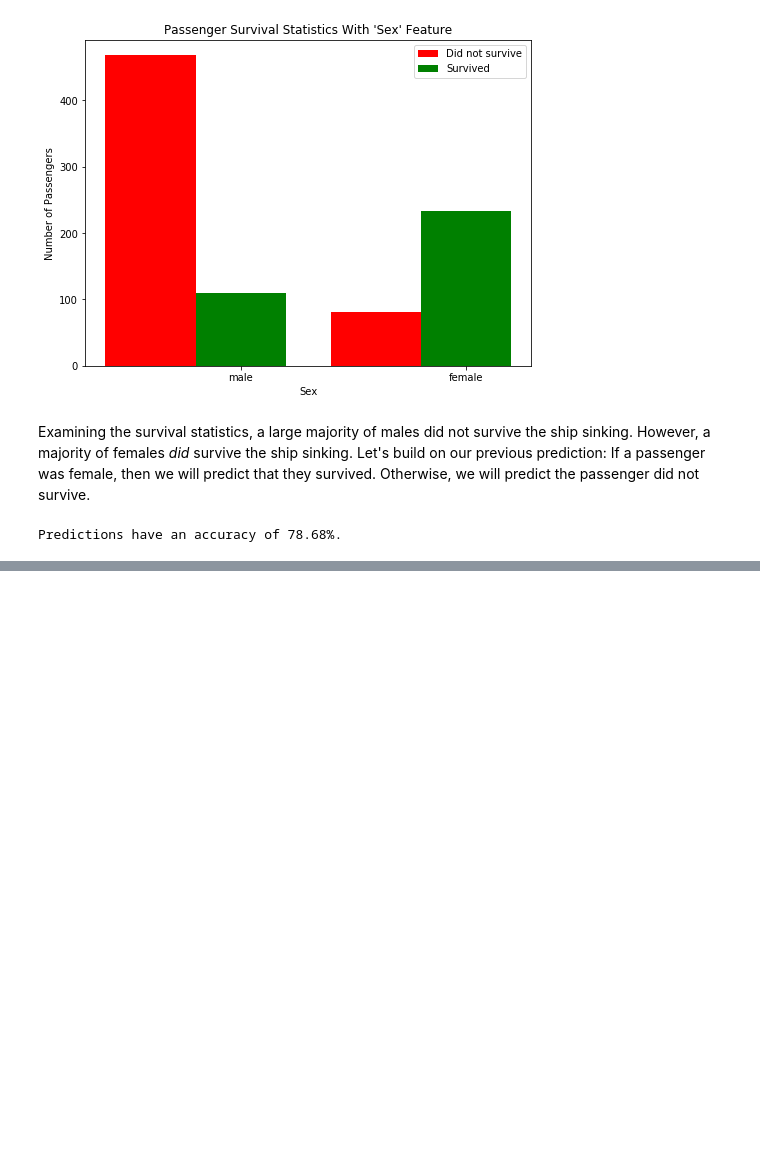
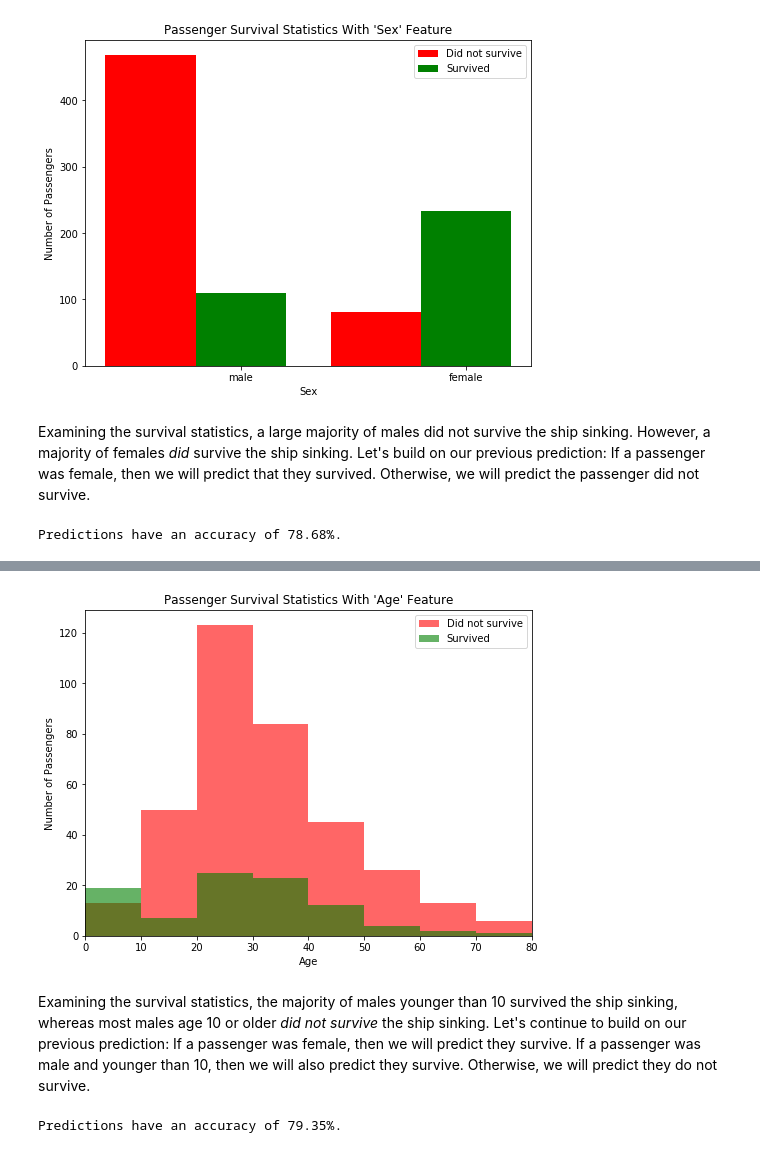
Before and after one commit to hoangchunghien/titanic-survival, a Jupyter notebook: solution.ipynb, the cells around one changed output, grey strips where cells are left out. Cells and saved outputs as stored; diff of their text form; code cells hidden in the pictures; blank space fills up the shorter version.

Commit message:
feat: Add prediction base on Age and Sex

```diff
--- a/solution.ipynb
+++ b/solution.ipynb
@@ -98,0 +102,30 @@ Predictions have an accuracy of 78.68%.
+# %%
+vs.survival_stats(data, outcome, 'Age', ["Sex == 'male'"])
+# %% [output]
+[figure, added]
+# %% [markdown]
+Examining the survival statistics, the majority of males younger than 10 survived the ship sinking, whereas most males age 10 or older *did not survive* the ship sinking. Let's continue to build on our previous prediction: If a passenger was female, then we will predict they survive. If a passenger was male and younger than 10, then we will also predict they survive. Otherwise, we will predict they do not survive.
+# %%
+def predictions_2(data):
+    """ Model with two features:
+            - Predict a passenger survived if they are female.
+            - Predict a passenger survived if they are male and younger than 10. """
+
+    predictions = []
+    for _, passenger in data.iterrows():
+
+        # Remove the 'pass' statement below
+        # and write your prediction conditions here
+        if passenger['Sex'] == 'female' or (passenger['Age'] < 10 and passenger['Sex'] == 'male'):
+            predictions.append(1)
+        else:
+            predictions.append(0)
+
+    # Return our predictions
+    return pd.Series(predictions)
+
+# Make the predictions
+predictions = predictions_2(data)
+print(accuracy_score(outcome, predictions))
+# %% [output]
+Predictions have an accuracy of 79.35%.
```
Also changed, not shown: parts of 1 cell of this notebook.
